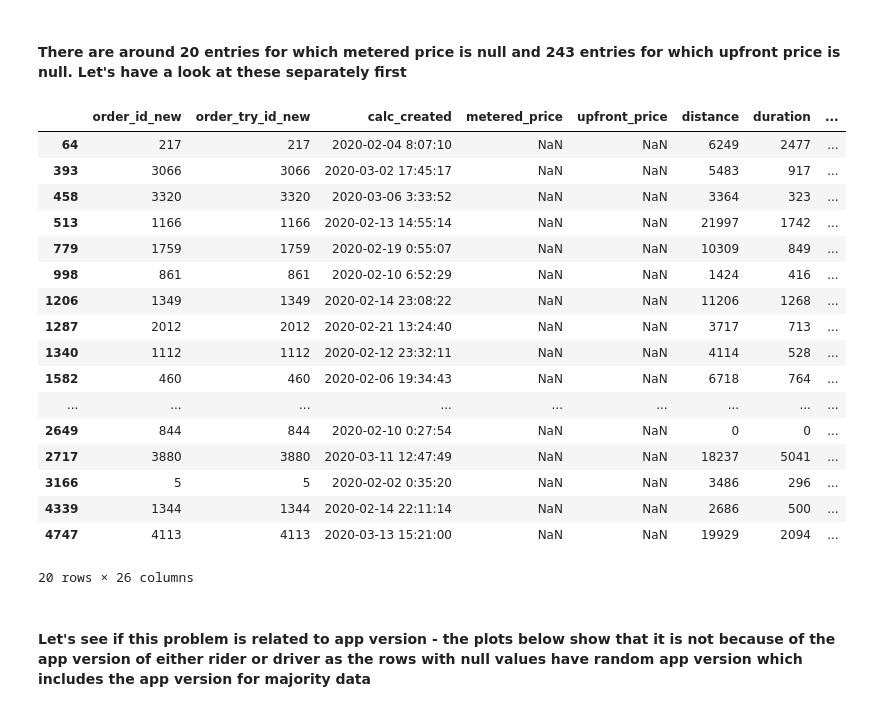
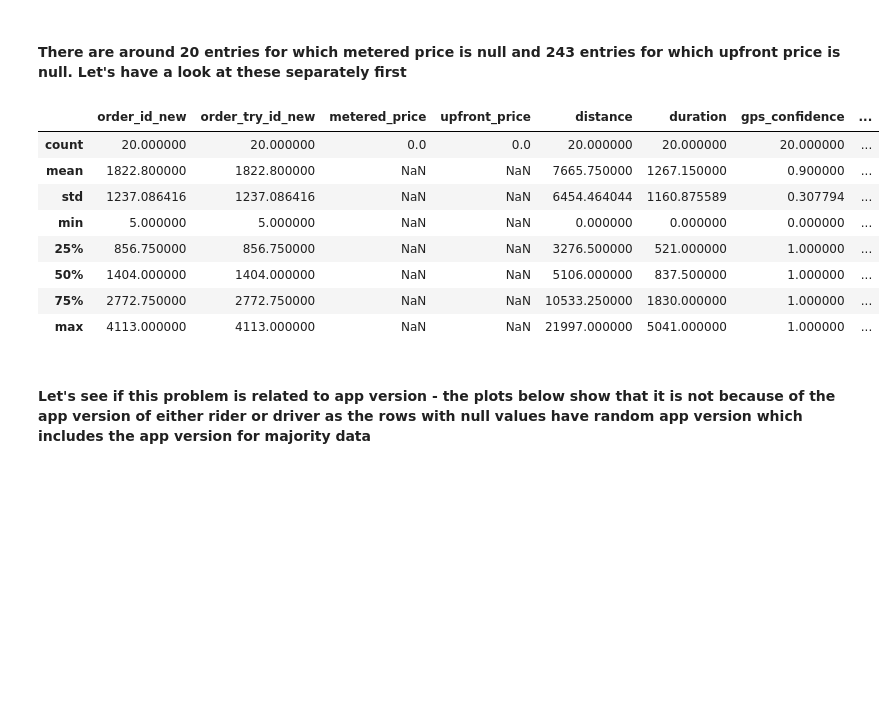
Before and after one commit to nerdykamil/BoltTest, a Jupyter notebook: bolt_task1.ipynb, the cells around one changed output. Drawn from its saved outputs; the diff is of its cells as text; code cells hidden in the pictures; blank space fills up the shorter version.

```diff
--- a/bolt_task1.ipynb
+++ b/bolt_task1.ipynb
@@ -149,26 +162,17 @@ Name: b_state, dtype: float64
 #### There are around 20 entries for which metered price is null and 243 entries for which upfront price is null. Let's have a look at these separately first
 # %%
 data_null = data_eu[data_eu['metered_price'].isnull()]
-data_null
+data_null.describe()
 # %% [output]
-|  | order_id_new | order_try_id_new | calc_created | metered_price | upfront_price | distance | duration | ... |
-| 64 | 217 | 217 | 2020-02-04 8:07:10 | NaN | NaN | 6249 | 2477 | ... |
-| 393 | 3066 | 3066 | 2020-03-02 17:45:17 | NaN | NaN | 5483 | 917 | ... |
-| 458 | 3320 | 3320 | 2020-03-06 3:33:52 | NaN | NaN | 3364 | 323 | ... |
-| 513 | 1166 | 1166 | 2020-02-13 14:55:14 | NaN | NaN | 21997 | 1742 | ... |
-| 779 | 1759 | 1759 | 2020-02-19 0:55:07 | NaN | NaN | 10309 | 849 | ... |
-| 998 | 861 | 861 | 2020-02-10 6:52:29 | NaN | NaN | 1424 | 416 | ... |
-| 1206 | 1349 | 1349 | 2020-02-14 23:08:22 | NaN | NaN | 11206 | 1268 | ... |
-| 1287 | 2012 | 2012 | 2020-02-21 13:24:40 | NaN | NaN | 3717 | 713 | ... |
-| 1340 | 1112 | 1112 | 2020-02-12 23:32:11 | NaN | NaN | 4114 | 528 | ... |
-| 1582 | 460 | 460 | 2020-02-06 19:34:43 | NaN | NaN | 6718 | 764 | ... |
-| ... | ... | ... | ... | ... | ... | ... | ... | ... |
-| 2649 | 844 | 844 | 2020-02-10 0:27:54 | NaN | NaN | 0 | 0 | ... |
-| 2717 | 3880 | 3880 | 2020-03-11 12:47:49 | NaN | NaN | 18237 | 5041 | ... |
-| 3166 | 5 | 5 | 2020-02-02 0:35:20 | NaN | NaN | 3486 | 296 | ... |
-| 4339 | 1344 | 1344 | 2020-02-14 22:11:14 | NaN | NaN | 2686 | 500 | ... |
-| 4747 | 4113 | 4113 | 2020-03-13 15:21:00 | NaN | NaN | 19929 | 2094 | ... |
+|  | order_id_new | order_try_id_new | metered_price | upfront_price | distance | duration | gps_confidence | ... |
+| count | 20.000000 | 20.000000 | 0.0 | 0.0 | 20.000000 | 20.000000 | 20.000000 | ... |
+| mean | 1822.800000 | 1822.800000 | NaN | NaN | 7665.750000 | 1267.150000 | 0.900000 | ... |
+| std | 1237.086416 | 1237.086416 | NaN | NaN | 6454.464044 | 1160.875589 | 0.307794 | ... |
+| min | 5.000000 | 5.000000 | NaN | NaN | 0.000000 | 0.000000 | 0.000000 | ... |
+| 25% | 856.750000 | 856.750000 | NaN | NaN | 3276.500000 | 521.000000 | 1.000000 | ... |
+| 50% | 1404.000000 | 1404.000000 | NaN | NaN | 5106.000000 | 837.500000 | 1.000000 | ... |
+| 75% | 2772.750000 | 2772.750000 | NaN | NaN | 10533.250000 | 1830.000000 | 1.000000 | ... |
+| max | 4113.000000 | 4113.000000 | NaN | NaN | 21997.000000 | 5041.000000 | 1.000000 | ... |
-20 rows × 26 columns
 # %% [markdown]
 #### Let's see if this problem is related to app version - the plots below show that it is not because of the app version of either rider or driver as the rows with null values have random app version which includes the app version for majority data
 # %%
```
Also changed, not shown: parts of 40 cells of this notebook.
